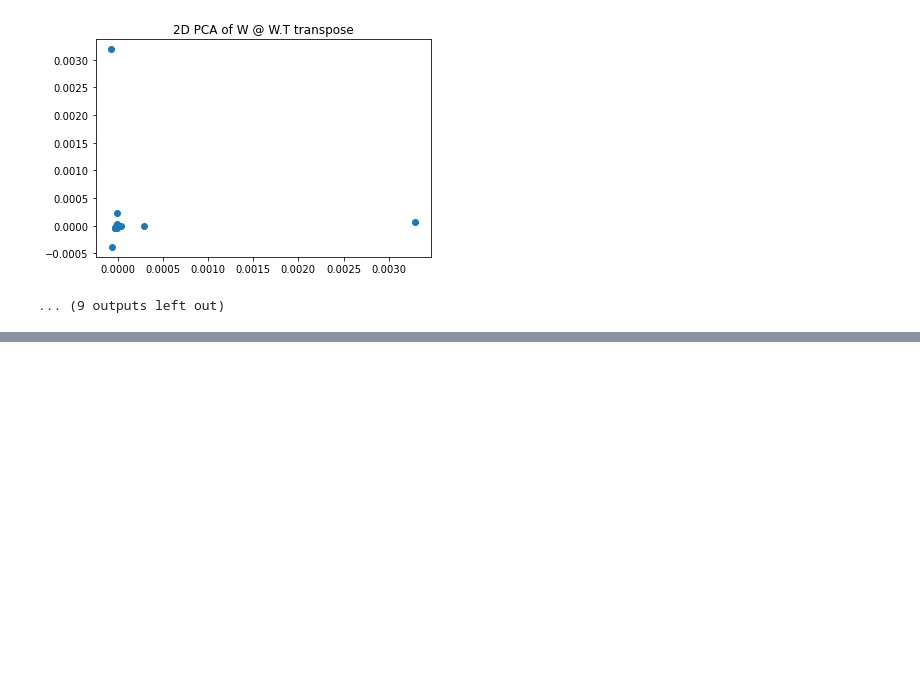
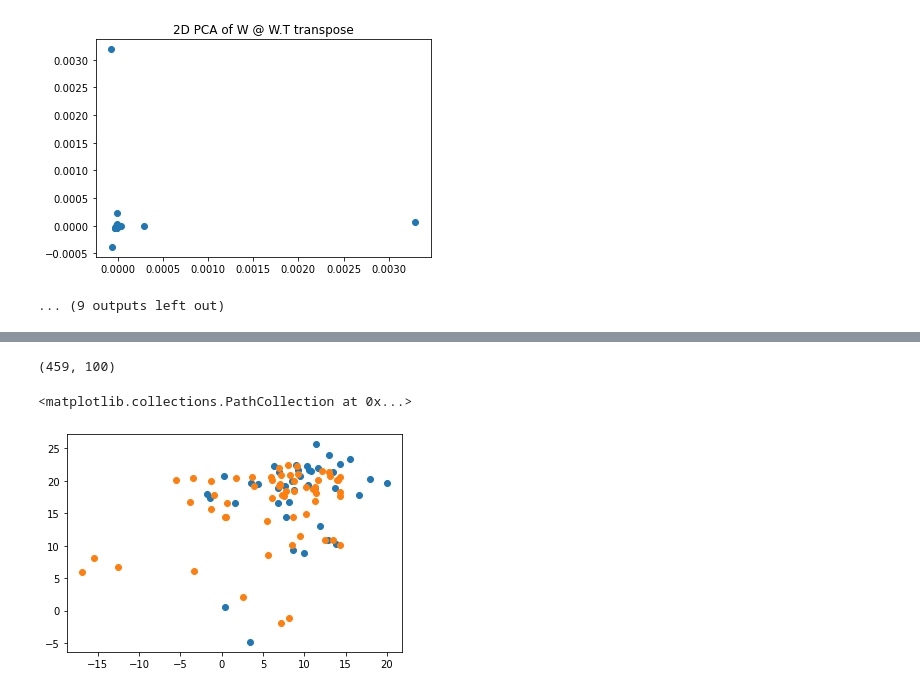
Before and after one commit to manuyavuz/single-cell-analysis, a Jupyter notebook: experiments/transport_plan_analysis.ipynb, the cells around one changed output, grey strips where cells are left out. Cells and saved outputs as stored; diff of their text form; code cells hidden in the pictures; blank space fills up the shorter version.

```diff
--- a/experiments/transport_plan_analysis.ipynb
+++ b/experiments/transport_plan_analysis.ipynb
@@ -780,0 +807,11 @@ tensor(143.1976)
+# %%
+data.shape
+# %% [output]
+(459, 100)
+# %%
+data = sciplex2[sciplex2.obs.index.isin(saha_sorted_index)].obsm['X_pca']
+pl.scatter(data[:40,0], data[:40,1])
+pl.scatter(data[400:,0], data[400:,1])
+# %% [output]
+<matplotlib.collections.PathCollection at 0x...>
+[figure, added]
```
Also changed, not shown: parts of 24 cells of this notebook, 2 other files.
